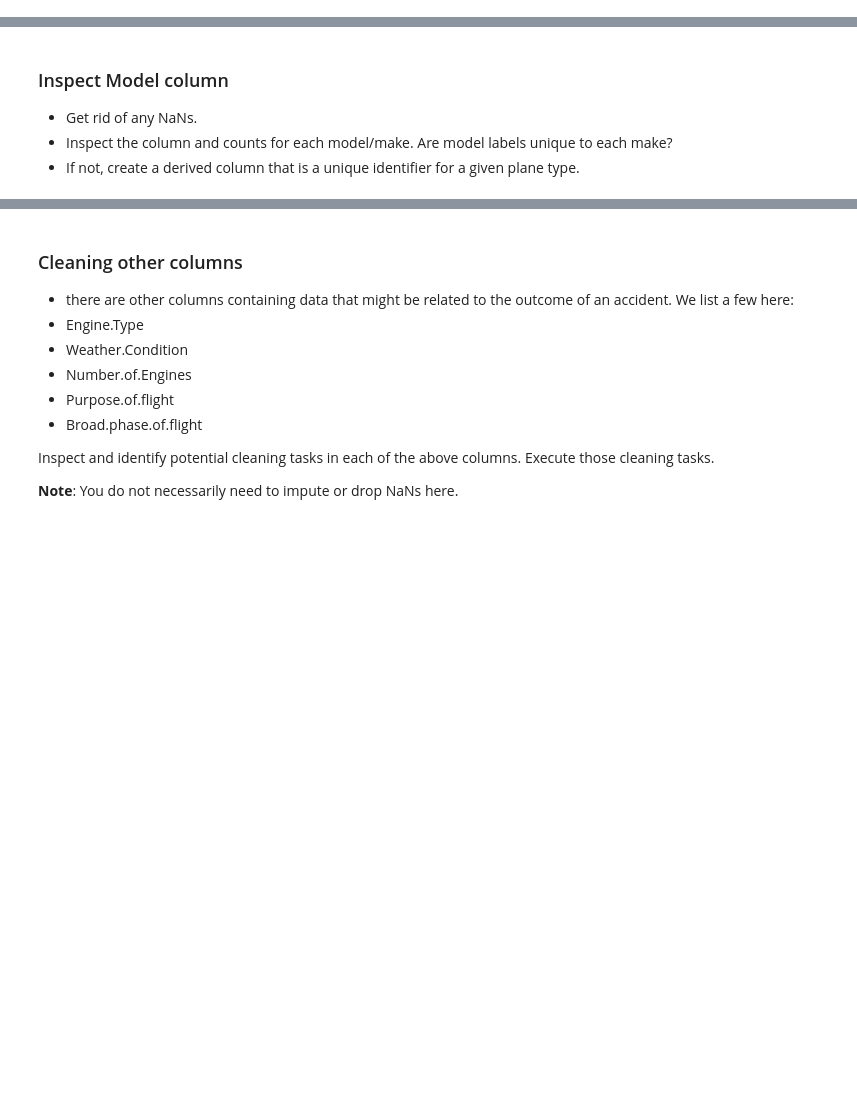
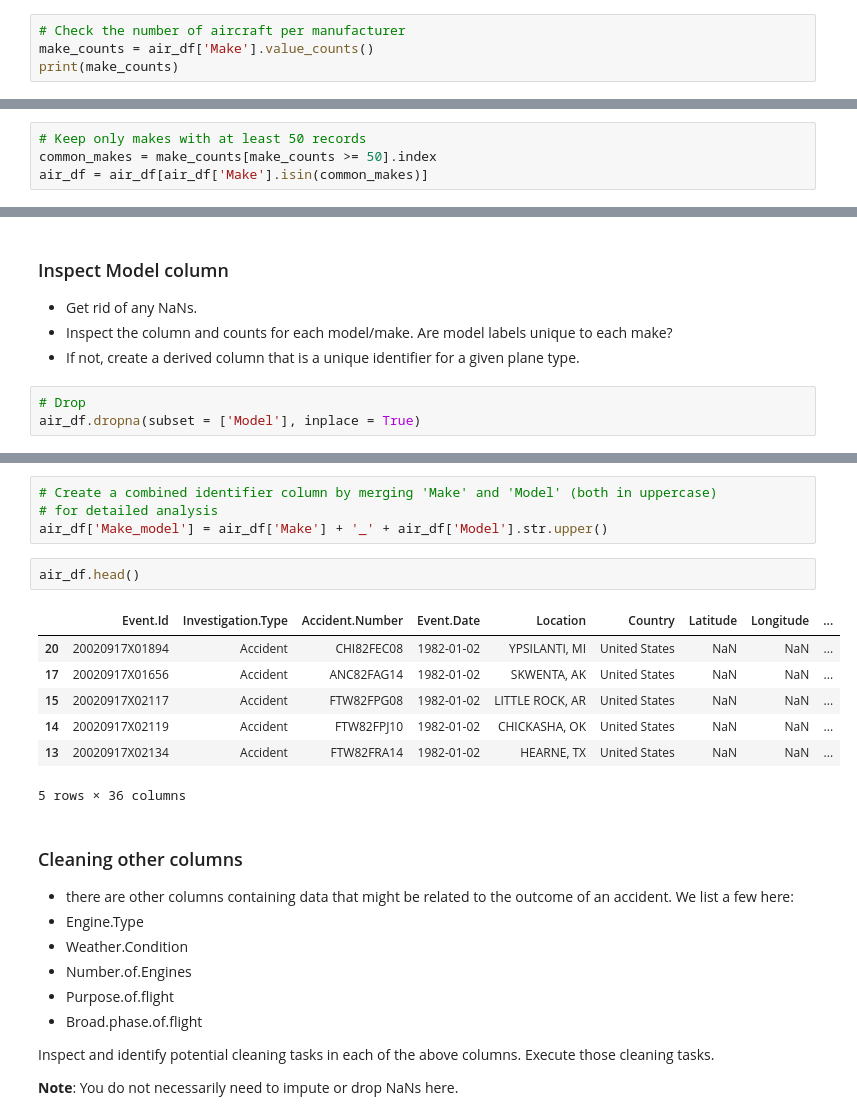
Before and after one commit to ylstha1234/dsc-course0-m8-lab, a Jupyter notebook: Aviation_Accidents_Cleaning.ipynb, the cells around one changed output, grey strips where cells are left out. Drawn from its saved outputs; the diff is of its cells as text; blank space fills up the shorter version.

```diff
--- a/Aviation_Accidents_Cleaning.ipynb
+++ b/Aviation_Accidents_Cleaning.ipynb
@@ -52,0 +407,4 @@ Injuries and robustness to destruction are a key interest point for the client.
+# %%
+# Check the number of aircraft per manufacturer
+make_counts = air_df['Make'].value_counts()
+print(make_counts)
@@ -52,0 +425,4 @@ Injuries and robustness to destruction are a key interest point for the client.
+# %%
+# Keep only makes with at least 50 records
+common_makes = make_counts[make_counts >= 50].index
+air_df = air_df[air_df['Make'].isin(common_makes)]
@@ -55,3 +448,6 @@ Injuries and robustness to destruction are a key interest point for the client.
 - Get rid of any NaNs.
 - Inspect the column and counts for each model/make. Are model labels unique to each make?
 - If not, create a derived column that is a unique identifier for a given plane type.
+# %%
+# Drop
+air_df.dropna(subset = ['Model'], inplace = True)
@@ -58,3 +464,17 @@ Injuries and robustness to destruction are a key interest point for the client.
+# %%
+# Create a combined identifier column by merging 'Make' and 'Model' (both in uppercase)
+# for detailed analysis
+air_df['Make_model'] = air_df['Make'] + '_' + air_df['Model'].str.upper()
+# %%
+air_df.head()
+# %% [output]
+|  | Event.Id | Investigation.Type | Accident.Number | Event.Date | Location | Country | Latitude | Longitude | ... |
+| 20 | 20020917X01894 | Accident | CHI82FEC08 | 1982-01-02 | YPSILANTI, MI | United States | NaN | NaN | ... |
+| 17 | 20020917X01656 | Accident | ANC82FAG14 | 1982-01-02 | SKWENTA, AK | United States | NaN | NaN | ... |
+| 15 | 20020917X02117 | Accident | FTW82FPG08 | 1982-01-02 | LITTLE ROCK, AR | United States | NaN | NaN | ... |
+| 14 | 20020917X02119 | Accident | FTW82FPJ10 | 1982-01-02 | CHICKASHA, OK | United States | NaN | NaN | ... |
+| 13 | 20020917X02134 | Accident | FTW82FRA14 | 1982-01-02 | HEARNE, TX | United States | NaN | NaN | ... |
+5 rows × 36 columns
 # %% [markdown]
 ### Cleaning other columns
 - there are other columns containing data that might be related to the outcome of an accident. We list a few here:
```
Also changed, not shown: parts of 39 cells of this notebook, 1 other file.
